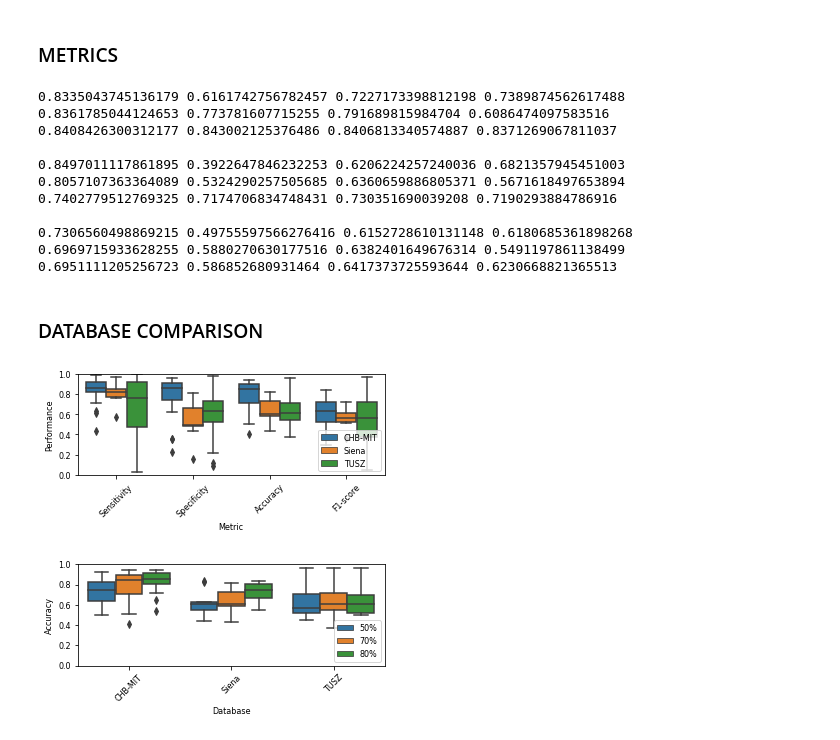
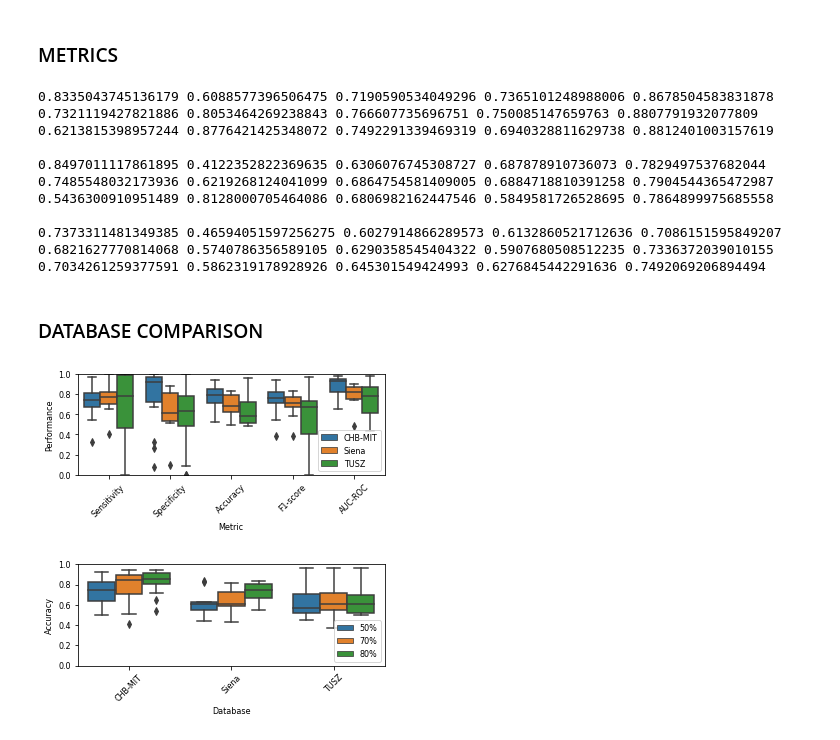
Before and after one commit to tobito8897/MCBCI-xai-seizures, a Jupyter notebook: notebooks/performance_visualizer.ipynb, the cells around one changed output. Cells and saved outputs as stored; diff of their text form; code cells hidden in the pictures.

```diff
--- a/notebooks/performance_visualizer.ipynb
+++ b/notebooks/performance_visualizer.ipynb
@@ -10,9 +10,9 @@ from scipy.stats import wilcoxon, friedmanchisquare
 <h3> METRICS </h3>
 # %%
 input_dir = settings["chb-mit"]["metrics_dir"]
-chb_data_0_5 = pd.read_csv(f"{input_dir}perf_chb-mit_wang_1d_0.5_summary.csv")
-siena_data_0_5 = pd.read_csv(f"{input_dir}perf_siena_wang_1d_0.5_summary.csv")
-tusz_data_0_5 = pd.read_csv(f"{input_dir}perf_tusz_wang_1d_0.5_summary.csv")
+chb_data_0_5 = pd.read_csv(f"{input_dir}perf_chb-mit_wang_1d_0.5__summary.csv")
+siena_data_0_5 = pd.read_csv(f"{input_dir}perf_siena_wang_1d_0.5__summary.csv")
+tusz_data_0_5 = pd.read_csv(f"{input_dir}perf_tusz_wang_1d_0.5__summary.csv")
 chb_data_0_7 = pd.read_csv(f"{input_dir}perf_chb-mit_wang_1d_0.7_summary.csv")
 siena_data_0_7 = pd.read_csv(f"{input_dir}perf_siena_wang_1d_0.7_summary.csv")
 tusz_data_0_7 = pd.read_csv(f"{input_dir}perf_tusz_wang_1d_0.7_summary.csv")
@@ -20,31 +20,40 @@ chb_data_0_8 = pd.read_csv(f"{input_dir}perf_chb-mit_wang_1d_0.8_summary.csv")
 siena_data_0_8 = pd.read_csv(f"{input_dir}perf_siena_wang_1d_0.8_summary.csv")
 tusz_data_0_8 = pd.read_csv(f"{input_dir}perf_tusz_wang_1d_0.8_summary.csv")
 
-print(chb_data_0_5.sensitivity.mean(), chb_data_0_5.specificity.mean(), chb_data_0_5.accuracy.mean(), chb_data_0_5.f1_score.mean())
-print(chb_data_0_7.sensitivity.mean(), chb_data_0_7.specificity.mean(), chb_data_0_7.accuracy.mean(), chb_data_0_7.f1_score.mean())
-print(chb_data_0_8.sensitivity.mean(), chb_data_0_8.specificity.mean(), chb_data_0_8.accuracy.mean(), chb_data_0_8.f1_score.mean())
+print(chb_data_0_5.sensitivity.mean(), chb_data_0_5.specificity.mean(), chb_data_0_5.accuracy.mean(),
+      chb_data_0_5.f1_score.mean(), chb_data_0_5.auc_roc.mean())
+print(chb_data_0_7.sensitivity.mean(), chb_data_0_7.specificity.mean(), chb_data_0_7.accuracy.mean(),
+      chb_data_0_7.f1_score.mean(), chb_data_0_7.auc_roc.mean())
+print(chb_data_0_8.sensitivity.mean(), chb_data_0_8.specificity.mean(), chb_data_0_8.accuracy.mean(),
+      chb_data_0_8.f1_score.mean(), chb_data_0_8.auc_roc.mean())
 print()
 
-print(siena_data_0_5.sensitivity.mean(), siena_data_0_5.specificity.mean(), siena_data_0_5.accuracy.mean(), siena_data_0_5.f1_score.mean())
-print(siena_data_0_7.sensitivity.mean(), siena_data_0_7.specificity.mean(), siena_data_0_7.accuracy.mean(), siena_data_0_7.f1_score.mean())
-print(siena_data_0_8.sensitivity.mean(), siena_data_0_8.specificity.mean(), siena_data_0_8.accuracy.mean(), siena_data_0_8.f1_score.mean())
+print(siena_data_0_5.sensitivity.mean(), siena_data_0_5.specificity.mean(), siena_data_0_5.accuracy.mean(),
+      siena_data_0_5.f1_score.mean(), siena_data_0_5.auc_roc.mean())
+print(siena_data_0_7.sensitivity.mean(), siena_data_0_7.specificity.mean(), siena_data_0_7.accuracy.mean(),
+      siena_data_0_7.f1_score.mean(), siena_data_0_7.auc_roc.mean())
+print(siena_data_0_8.sensitivity.mean(), siena_data_0_8.specificity.mean(), siena_data_0_8.accuracy.mean(),
+      siena_data_0_8.f1_score.mean(), siena_data_0_8.auc_roc.mean())
 print()
 
-print(tusz_data_0_5.sensitivity.mean(), tusz_data_0_5.specificity.mean(), tusz_data_0_5.accuracy.mean(), tusz_data_0_5.f1_score.mean())
-print(tusz_data_0_7.sensitivity.mean(), tusz_data_0_7.specificity.mean(), tusz_data_0_7.accuracy.mean(), tusz_data_0_7.f1_score.mean())
-print(tusz_data_0_8.sensitivity.mean(), tusz_data_0_8.specificity.mean(), tusz_data_0_8.accuracy.mean(), tusz_data_0_8.f1_score.mean())
+print(tusz_data_0_5.sensitivity.mean(), tusz_data_0_5.specificity.mean(), tusz_data_0_5.accuracy.mean(),
+      tusz_data_0_5.f1_score.mean(), tusz_data_0_5.auc_roc.mean())
+print(tusz_data_0_7.sensitivity.mean(), tusz_data_0_7.specificity.mean(), tusz_data_0_7.accuracy.mean(),
+      tusz_data_0_7.f1_score.mean(), tusz_data_0_7.auc_roc.mean())
+print(tusz_data_0_8.sensitivity.mean(), tusz_data_0_8.specificity.mean(), tusz_data_0_8.accuracy.mean(),
+      tusz_data_0_8.f1_score.mean(), tusz_data_0_8.auc_roc.mean())
 # %% [output]
-0.8335043745136179 0.6161742756782457 0.7227173398812198 0.7389874562617488
-0.8361785044124653 0.773781607715255 0.791689815984704 0.6086474097583516
-0.8408426300312177 0.843002125376486 0.8406813340574887 0.8371269067811037
+0.8335043745136179 0.6088577396506475 0.7190590534049296 0.7365101248988006 0.8678504583831878
+0.7321119427821886 0.8053464269238843 0.766607735696751 0.750085147659763 0.8807791932077809
+0.6213815398957244 0.8776421425348072 0.7492291339469319 0.6940328811629738 0.8812401003157619
 
-0.8497011117861895 0.3922647846232253 0.6206224257240036 0.6821357945451003
-0.8057107363364089 0.5324290257505685 0.6360659886805371 0.5671618497653894
-0.7402779512769325 0.7174706834748431 0.730351690039208 0.7190293884786916
+0.8497011117861895 0.4122352822369635 0.6306076745308727 0.687878910736073 0.7829497537682044
+0.7485548032173936 0.6219268124041099 0.6864754581409005 0.6884718810391258 0.7904544365472987
+0.5436300910951489 0.8128000705464086 0.6806982162447546 0.5849581726528695 0.7864899975685558
 
-0.7306560498869215 0.49755597566276416 0.6152728610131148 0.6180685361898268
-0.6969715933628255 0.5880270630177516 0.6382401649676314 0.5491197861138499
-0.6951111205256723 0.586852680931464 0.6417373725593644 0.6230668821365513
+0.7373311481349385 0.46594051597256275 0.6027914866289573 0.6132860521712636 0.7086151595849207
+0.6821627770814068 0.5740786356589105 0.6290358545404322 0.5907680508512235 0.7336372039010155
+0.7034261259377591 0.5862319178928926 0.645301549424993 0.6276845442291636 0.7492069206894494
 # %% [markdown]
 <h3> DATABASE COMPARISON </h3>
 # %%
@@ -56,6 +65,9 @@ tusz_data = pd.read_csv(f"{input_dir}perf_tusz_wang_1d_0.7_summary.csv")
 #################################################
 
 database = (["CHB-MIT"]*len(chb_data) +
+            ["Siena"]*len(siena_data) +
+            ["TUSZ"]*len(tusz_data) +
+            ["CHB-MIT"]*len(chb_data) +
             ["Siena"]*len(siena_data) +
             ["TUSZ"]*len(tusz_data) +
             ["CHB-MIT"]*len(chb_data) +
@@ -69,36 +81,42 @@ database = (["CHB-MIT"]*len(chb_data) +
             ["TUSZ"]*len(tusz_data))
 values = (chb_data.sensitivity.to_list() +
           siena_data.sensitivity.to_list() +
           tusz_data.sensitivity.to_list() +
           chb_data.specificity.to_list() +
           siena_data.specificity.to_list() +
           tusz_data.specificity.to_list() +
           chb_data.accuracy.to_list() +
           siena_data.accuracy.to_list() +
           tusz_data.accuracy.to_list() +
           chb_data.f1_score.to_list() +
           siena_data.f1_score.to_list() +
-          tusz_data.f1_score.to_list())
+          tusz_data.f1_score.to_list() +
+          chb_data.auc_roc.to_list() +
+          siena_data.auc_roc.to_list() +
+          tusz_data.auc_roc.to_list())
 metrics = (["Sensitivity"]*len(chb_data) +
            ["Sensitivity"]*len(siena_data) +
            ["Sensitivity"]*len(tusz_data) +
            ["Specificity"]*len(chb_data) +
            ["Specificity"]*len(siena_data) +
            ["Specificity"]*len(tusz_data) +
            ["Accuracy"]*len(chb_data) +
            ["Accuracy"]*len(siena_data) +
            ["Accuracy"]*len(tusz_data) +
            ["F1-score"]*len(chb_data) +
            ["F1-score"]*len(siena_data) +
-           ["F1-score"]*len(tusz_data))
+           ["F1-score"]*len(tusz_data) +
+           ["AUC-ROC"]*len(chb_data) +
+           ["AUC-ROC"]*len(siena_data) +
+           ["AUC-ROC"]*len(tusz_data))
 
 df = pd.DataFrame({"Database": database,
                    "Metric": metrics,
                    "Performance": values})
 
 plot_database_comparison(df, "Metric", "Performance", "Database", "Figure5.png")
 # %% [output]
-[figure, old version]
+[figure, new version]
 # %%
 ###############################################
 input_dir = settings["chb-mit"]["metrics_dir"]
```
Also changed, not shown: 13 other files.
